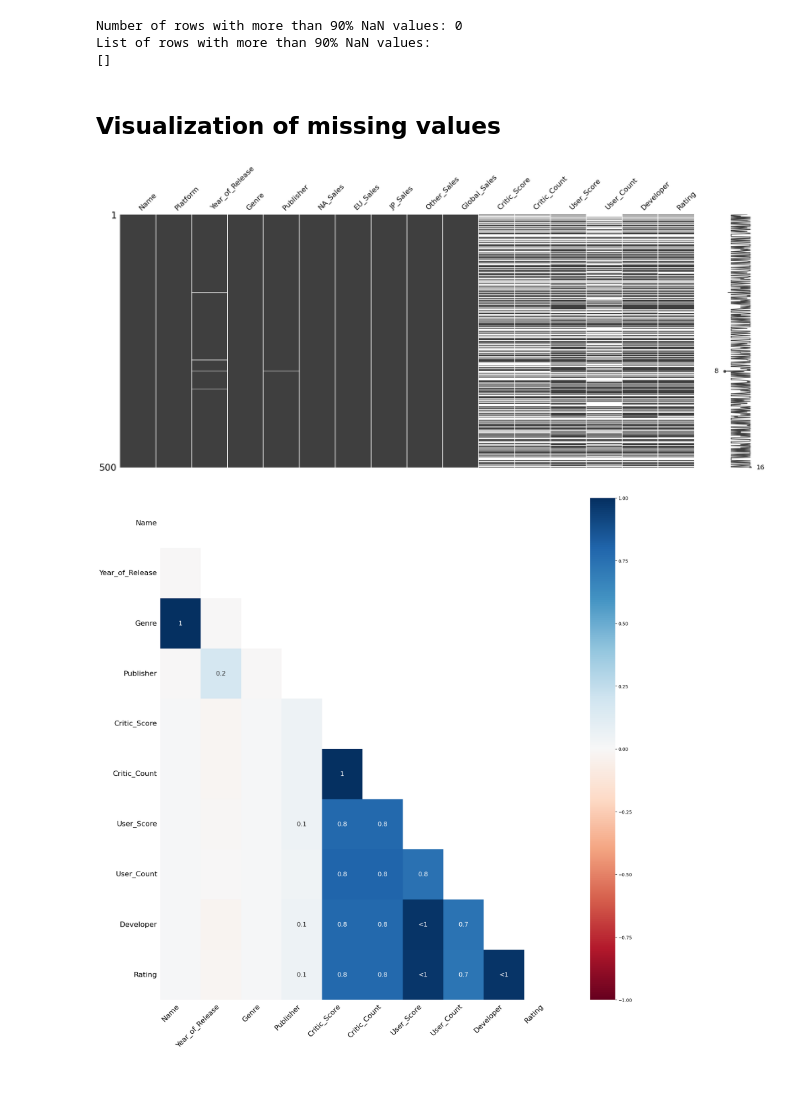
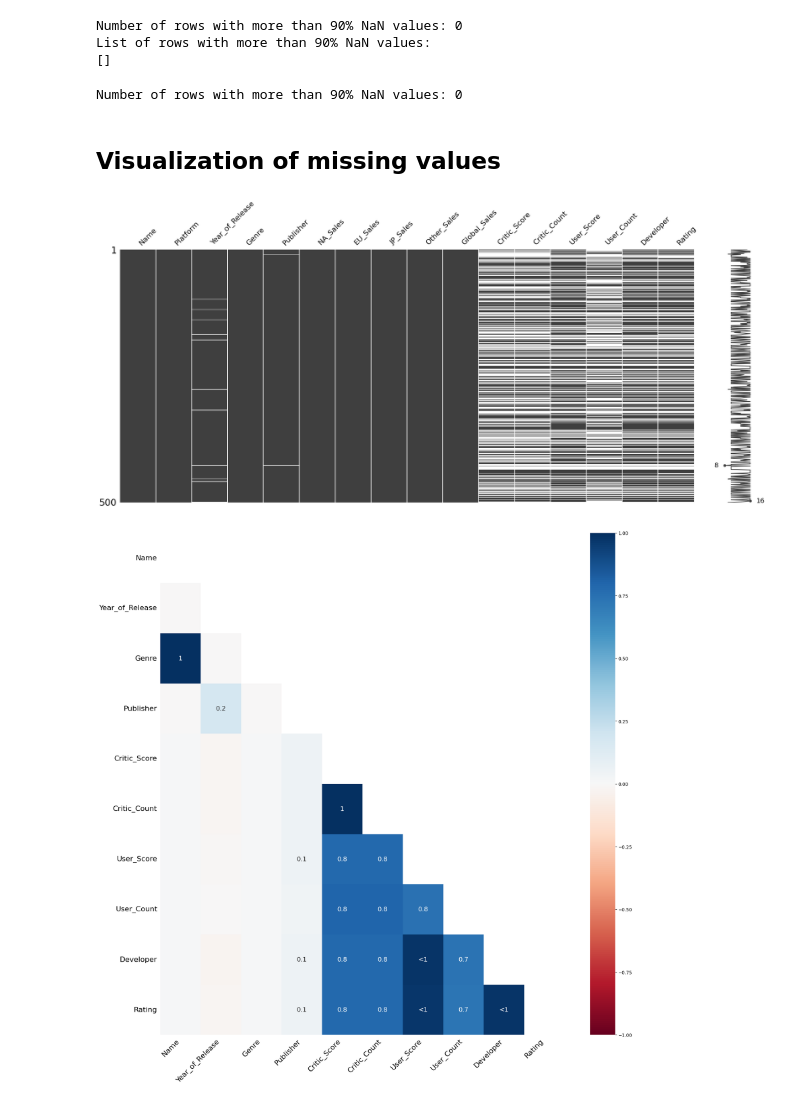
Before and after one commit to sba23416/CA1_DataViz_HDip-, a Jupyter notebook: Hodan Mohamed Abdi_DVizHDip_CA1.ipynb, the cells around one changed output. Cells and saved outputs as stored; diff of their text form; code cells hidden in the pictures.

```diff
--- a/Hodan Mohamed Abdi_DVizHDip_CA1.ipynb
+++ b/Hodan Mohamed Abdi_DVizHDip_CA1.ipynb
@@ -287,5 +287,9 @@ print(list_of_rows)
 Number of rows with more than 90% NaN values: 0
 List of rows with more than 90% NaN values:
 []
+# %%
+print(f"Number of rows with more than 90% NaN values: {len(rows_with_90_percent_NaN)}")
+# %% [output]
+Number of rows with more than 90% NaN values: 0
 # %% [markdown]
 ## Visualization of missing values
@@ -292,9 +298,10 @@ List of rows with more than 90% NaN values:
 # %%
 import missingno as msno
 
-ax = msno.matrix(videosales_df.sample(500))
+# Visualize NaN values in DataFrame
+ax = msno.matrix(videosales_df.sample(500, replace=True))
 # %% [output]
-[figure, old version]
+[figure, new version]
 # %%
 ax = msno.heatmap(videosales_df, figsize=(20, 20))
 # %% [output]
```
Also changed, not shown: parts of 30 cells of this notebook.
